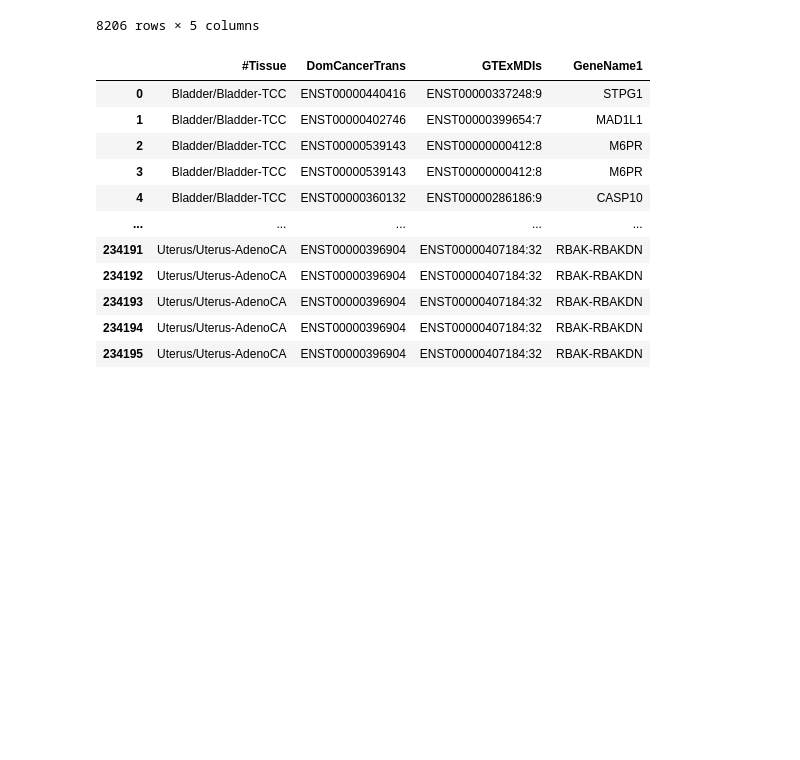
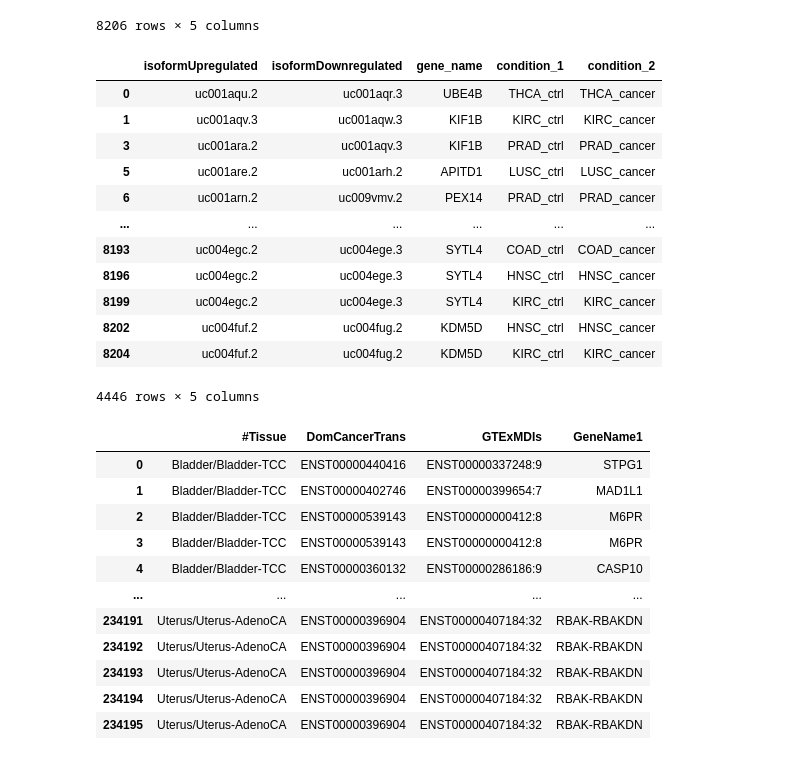
Before and after one commit to KarakulakTulay/Isoform_Comparison, a Jupyter notebook: IsoformSwitching_Overlaps.ipynb, the cells around one changed output. Drawn from its saved outputs; the diff is of its cells as text; code cells hidden in the pictures; blank space fills up the shorter version.

Commit message:
checked number of unique swithes

```diff
--- a/IsoformSwitching_Overlaps.ipynb
+++ b/IsoformSwitching_Overlaps.ipynb
@@ -76,6 +92,22 @@ Sandelin_Lab_Isoforms
 | 8204 | uc004fuf.2 | uc004fug.2 | KDM5D | KIRC_ctrl | KIRC_cancer |
 | 8205 | uc004fuf.2 | uc004fug.2 | KDM5D | KIRC_ctrl | KIRC_cancer |
 8206 rows × 5 columns
+# %%
+Sandelin_Lab_Isoforms.drop_duplicates() # Number of unique isoform switching in Vitting-Seerup data
+# %% [output]
+|  | isoformUpregulated | isoformDownregulated | gene_name | condition_1 | condition_2 |
+| 0 | uc001aqu.2 | uc001aqr.3 | UBE4B | THCA_ctrl | THCA_cancer |
+| 1 | uc001aqv.3 | uc001aqw.3 | KIF1B | KIRC_ctrl | KIRC_cancer |
+| 3 | uc001ara.2 | uc001aqv.3 | KIF1B | PRAD_ctrl | PRAD_cancer |
+| 5 | uc001are.2 | uc001arh.2 | APITD1 | LUSC_ctrl | LUSC_cancer |
+| 6 | uc001arn.2 | uc009vmv.2 | PEX14 | PRAD_ctrl | PRAD_cancer |
+| ... | ... | ... | ... | ... | ... |
+| 8193 | uc004egc.2 | uc004ege.3 | SYTL4 | COAD_ctrl | COAD_cancer |
+| 8196 | uc004egc.2 | uc004ege.3 | SYTL4 | HNSC_ctrl | HNSC_cancer |
+| 8199 | uc004egc.2 | uc004ege.3 | SYTL4 | KIRC_ctrl | KIRC_cancer |
+| 8202 | uc004fuf.2 | uc004fug.2 | KDM5D | HNSC_ctrl | HNSC_cancer |
+| 8204 | uc004fuf.2 | uc004fug.2 | KDM5D | KIRC_ctrl | KIRC_cancer |
+4446 rows × 5 columns
 # %%
 ## Delete number after '.' in ucsc identifier for future match between different data
 Sandelin_Lab_Dataset = pd.DataFrame()
```
Also changed, not shown: parts of 8 cells of this notebook.
